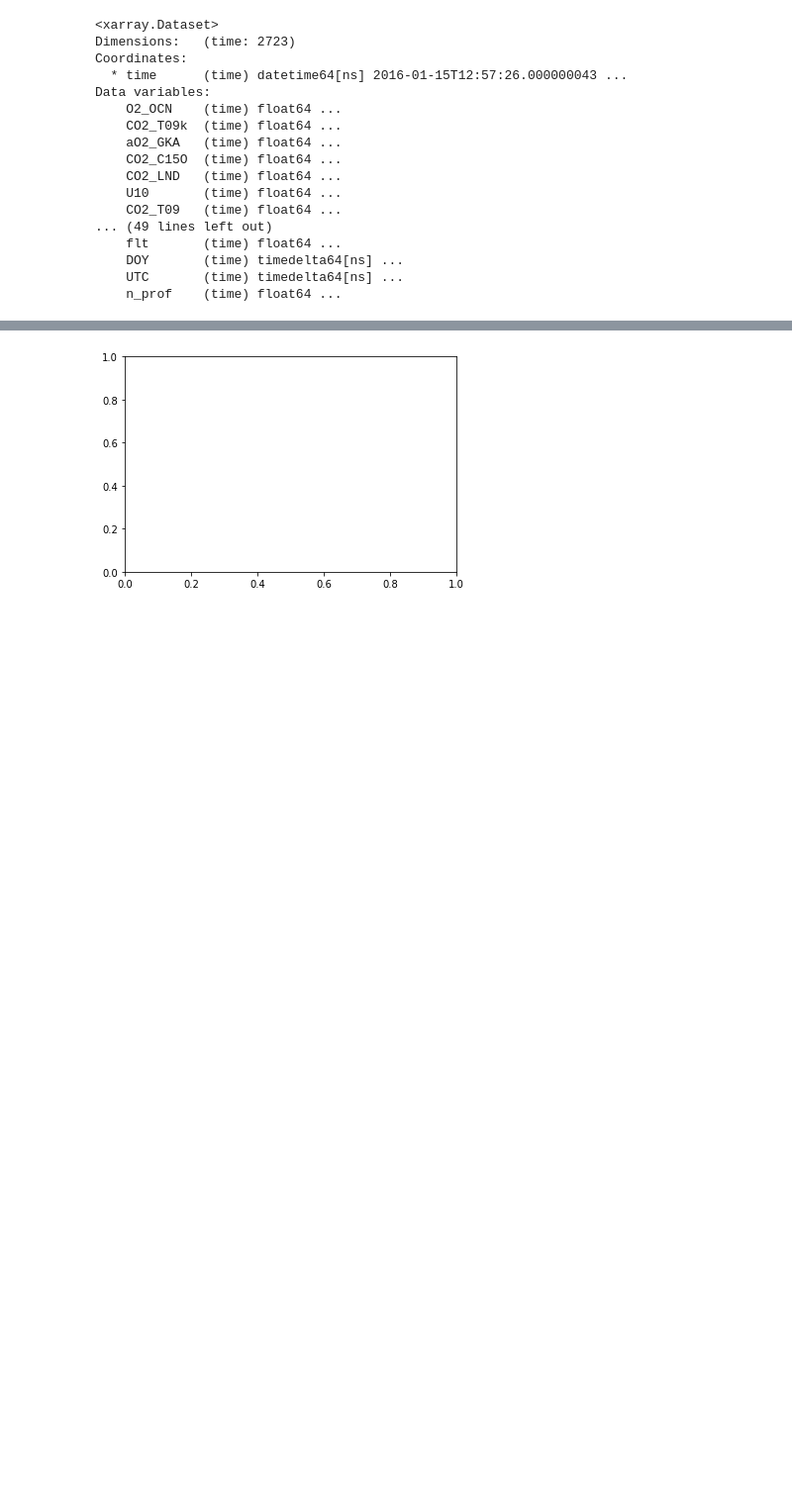
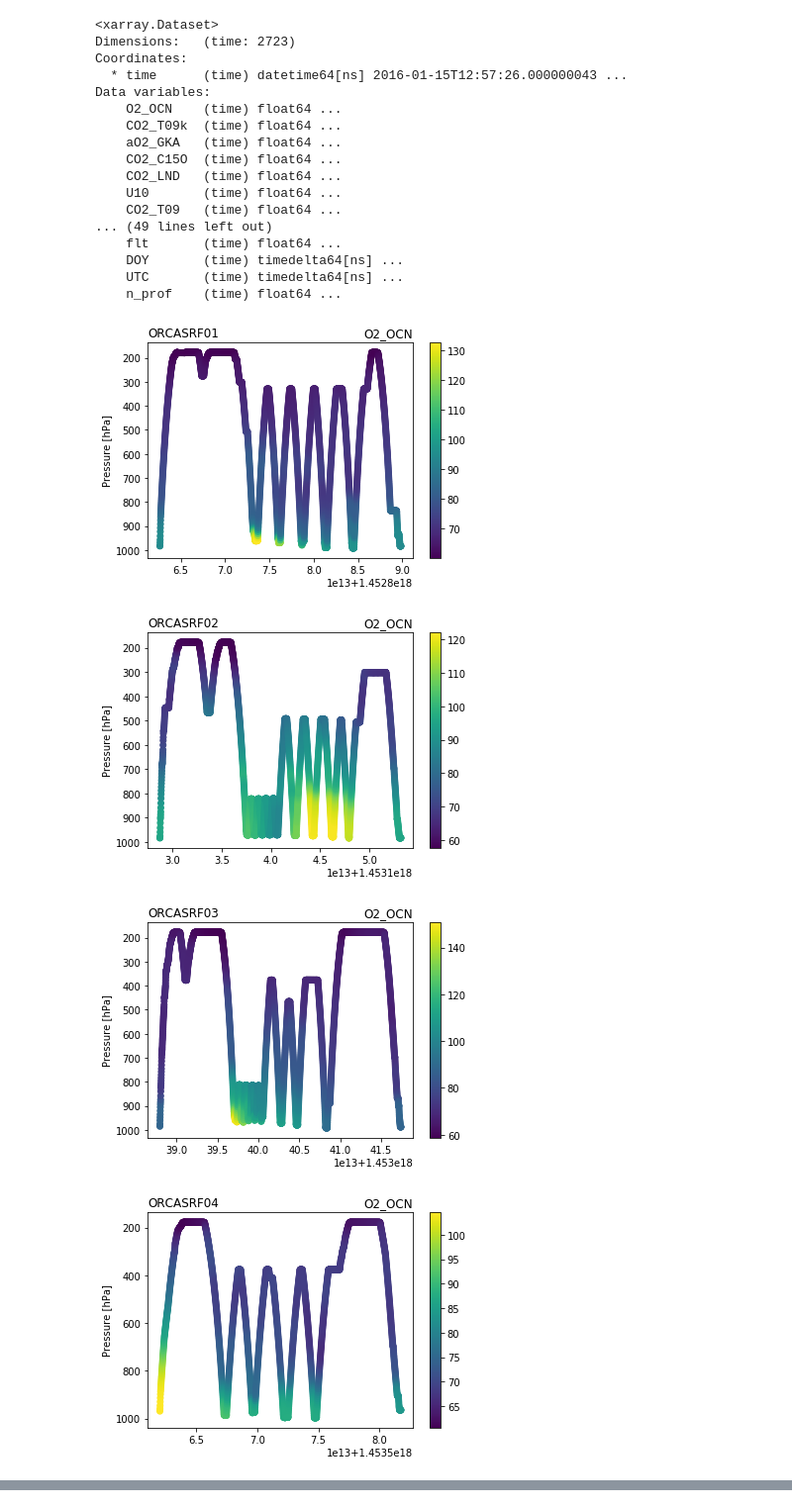
Before and after one commit to matt-long/orcas, a Jupyter notebook: plot_flight_pres_time_scatter.ipynb, the cells around one changed output, grey strips where cells are left out. Shown at 99% size. Saved outputs shown, nothing was run; the diff lists cells and outputs as text; code cells hidden in the pictures; blank space fills up the shorter version.

```diff
--- a/plot_flight_pres_time_scatter.ipynb
+++ b/plot_flight_pres_time_scatter.ipynb
@@ -45,18 +45,21 @@ Data variables:
 # %%
 min15 = np.timedelta64(15,'m')
 v = 'O2_OCN'
 for f in gv.flight:
     fig = plt.figure()
     ax = fig.add_subplot(111)
-    sc = ax.scatter(data[f].time.astype('datetime64[h]'),
-                    data[f].Pm.values,c=data[f][v].values)
+    sc = ax.scatter(data[f].time.astype(float),data[f].Pm.values,c=data[f][v].values)
 
-    ax.set_xlim([data[f].time.values[0]-min15,data[f].time.values[-1]+min15])
+    #ax.set_xlim([data[f].time.values[0]-min15,data[f].time.values[-1]+min15])
     ax.set_ylim(ax.get_ylim()[::-1])
-    fig.autofmt_xdate()
+    #fig.autofmt_xdate()
 
     ax.set_ylabel('Pressure [hPa]')
     ax.set_title(f.upper(),loc='left')
     ax.set_title(v,loc='right')
     plt.colorbar(sc)
 # %% [output]
+[figure, new version]
+[figure, added]
+[figure, added]
+[figure, added]
@@ -64,4 +75,3 @@ TypeError: invalid type promotion
-[figure, old version]
 # %%
 ds = xr.open_dataset('/glade/p/work/mclong/orcas/flt_mdl_col/ORCASrf02-merge10_points_bgeos5.B20TRC5CN.f09_g16.BPRD_orcas_sci.004.cam.h0.CO2_OCN.20070101-20160229.nc')
 tracer_def = cesm.trace_gas_tracers(case)
```
Also changed, not shown: parts of 1 cell of this notebook, 2 other files.
